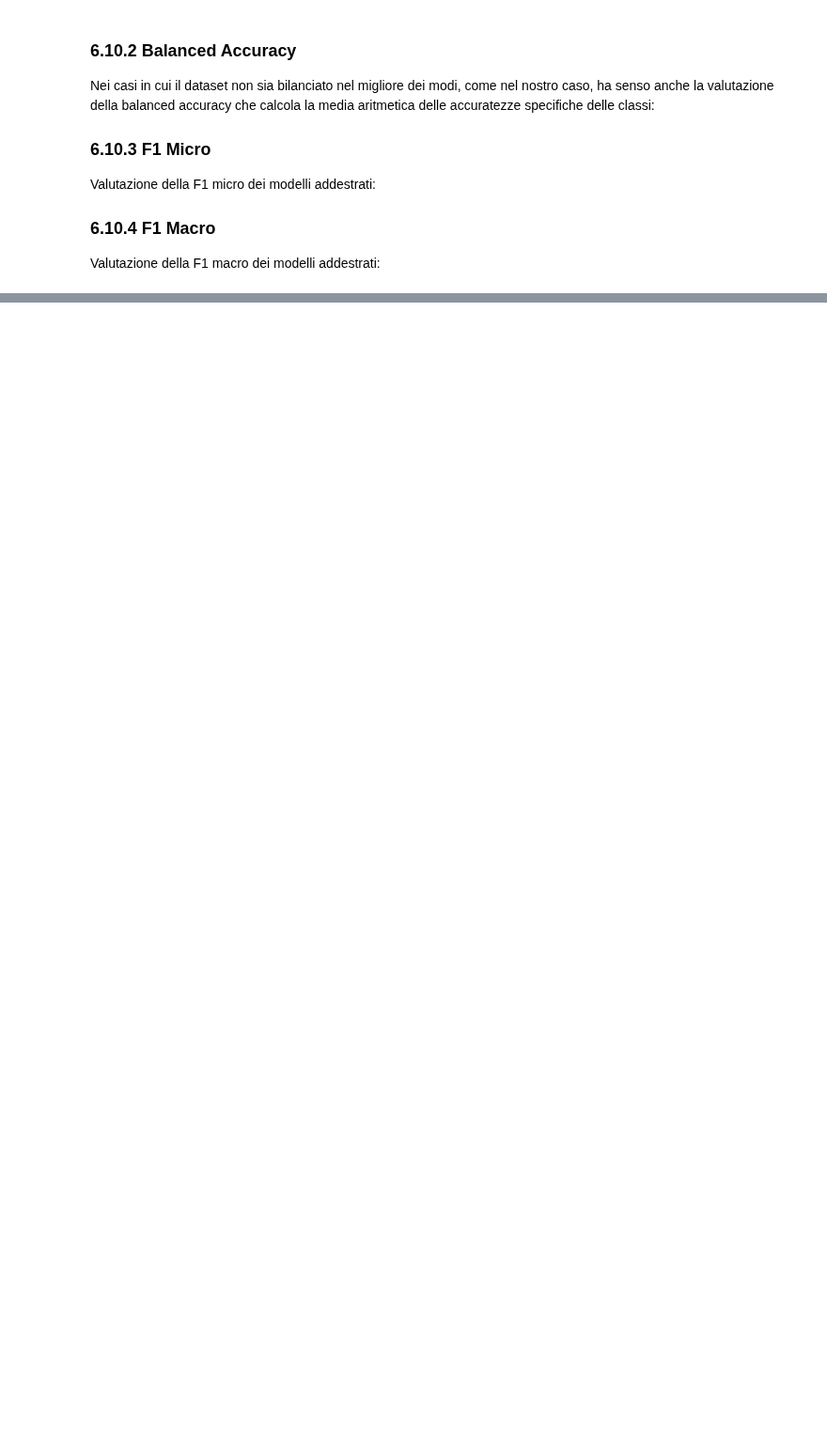
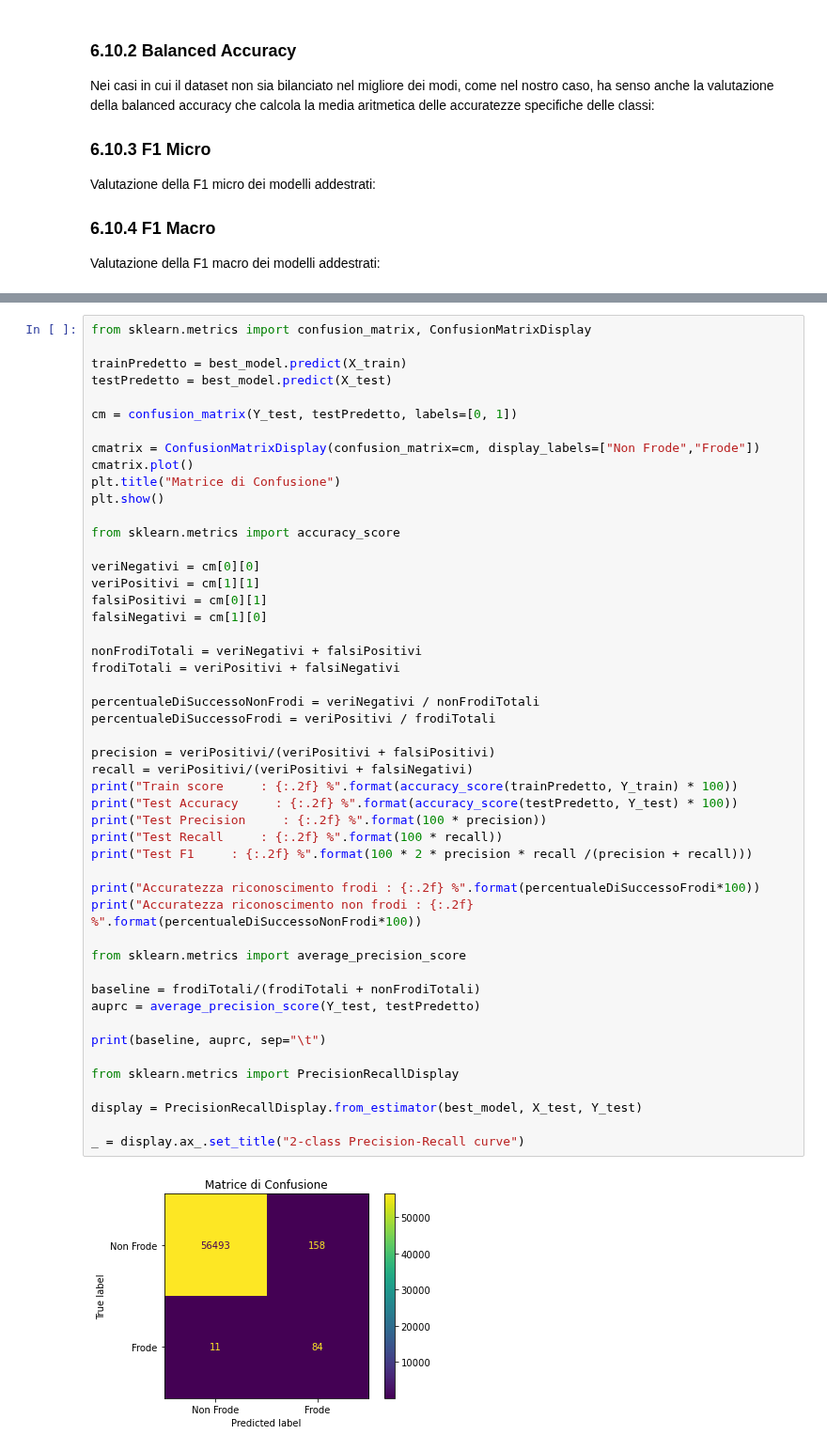
Before and after one commit to giridhar123/BigData, a Jupyter notebook: Notebook.ipynb, the cells around one changed output, grey strips where cells are left out. Shown at 94% size. Drawn from its saved outputs; the diff is of its cells as text; blank space fills up the shorter version.

```diff
--- a/Notebook.ipynb
+++ b/Notebook.ipynb
@@ -485,0 +538,51 @@ print(len(X_test))
+# %%
+from sklearn.metrics import confusion_matrix, ConfusionMatrixDisplay
+
+trainPredetto = best_model.predict(X_train)
+testPredetto = best_model.predict(X_test)
+
+cm = confusion_matrix(Y_test, testPredetto, labels=[0, 1])
+
+cmatrix = ConfusionMatrixDisplay(confusion_matrix=cm, display_labels=["Non Frode","Frode"])
+cmatrix.plot()
+plt.title("Matrice di Confusione")
+plt.show()
+
+from sklearn.metrics import accuracy_score
+
+veriNegativi = cm[0][0]
+veriPositivi = cm[1][1]
+falsiPositivi = cm[0][1]
+falsiNegativi = cm[1][0]
+
+nonFrodiTotali = veriNegativi + falsiPositivi
+frodiTotali = veriPositivi + falsiNegativi
+
+percentualeDiSuccessoNonFrodi = veriNegativi / nonFrodiTotali
+percentualeDiSuccessoFrodi = veriPositivi / frodiTotali
+
+precision = veriPositivi/(veriPositivi + falsiPositivi)
+recall = veriPositivi/(veriPositivi + falsiNegativi)
+print("Train score     : {:.2f} %".format(accuracy_score(trainPredetto, Y_train) * 100))
+print("Test Accuracy     : {:.2f} %".format(accuracy_score(testPredetto, Y_test) * 100))
+print("Test Precision     : {:.2f} %".format(100 * precision))
+print("Test Recall     : {:.2f} %".format(100 * recall))
+print("Test F1     : {:.2f} %".format(100 * 2 * precision * recall /(precision + recall)))
+
+print("Accuratezza riconoscimento frodi : {:.2f} %".format(percentualeDiSuccessoFrodi*100))
+print("Accuratezza riconoscimento non frodi : {:.2f} %".format(percentualeDiSuccessoNonFrodi*100))
+
+from sklearn.metrics import average_precision_score
+
+baseline = frodiTotali/(frodiTotali + nonFrodiTotali)
+auprc = average_precision_score(Y_test, testPredetto)
+
+print(baseline, auprc, sep="\t")
+
+from sklearn.metrics import PrecisionRecallDisplay
+
+display = PrecisionRecallDisplay.from_estimator(best_model, X_test, Y_test)
+
+_ = display.ax_.set_title("2-class Precision-Recall curve")
+# %% [output]
+[figure, added]
```
Also changed, not shown: parts of 34 cells of this notebook.
